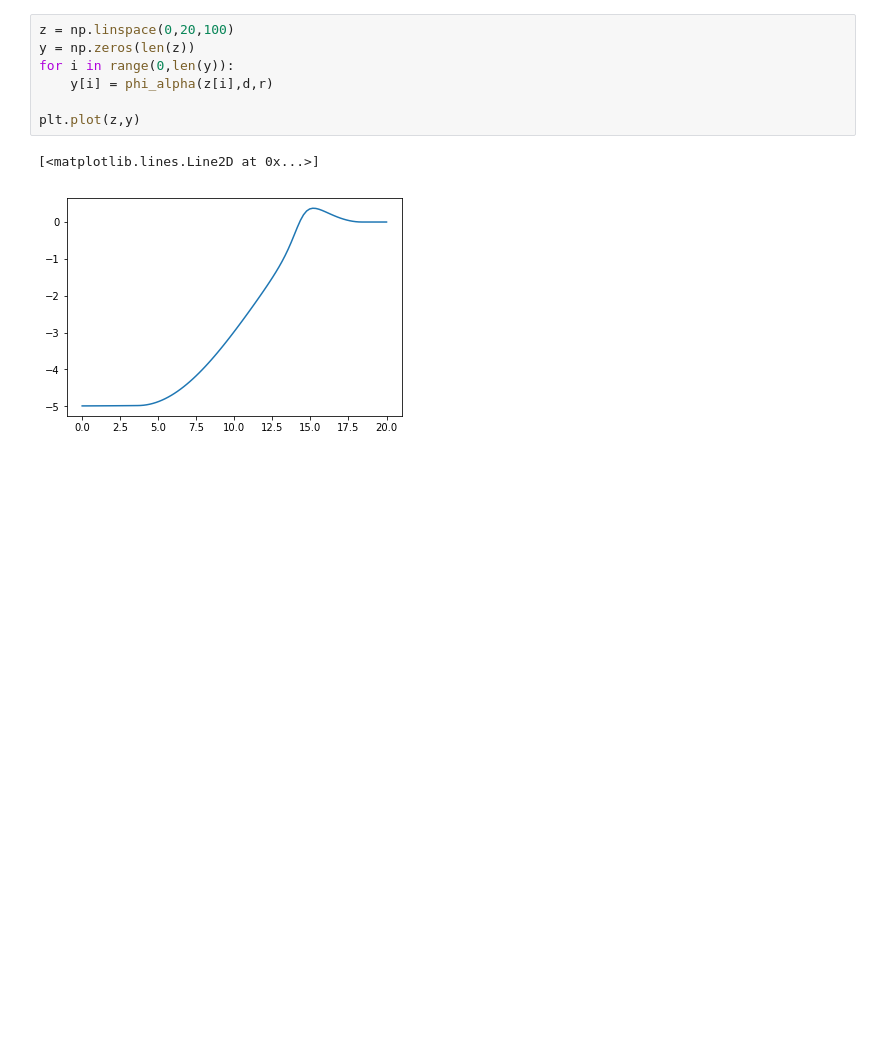
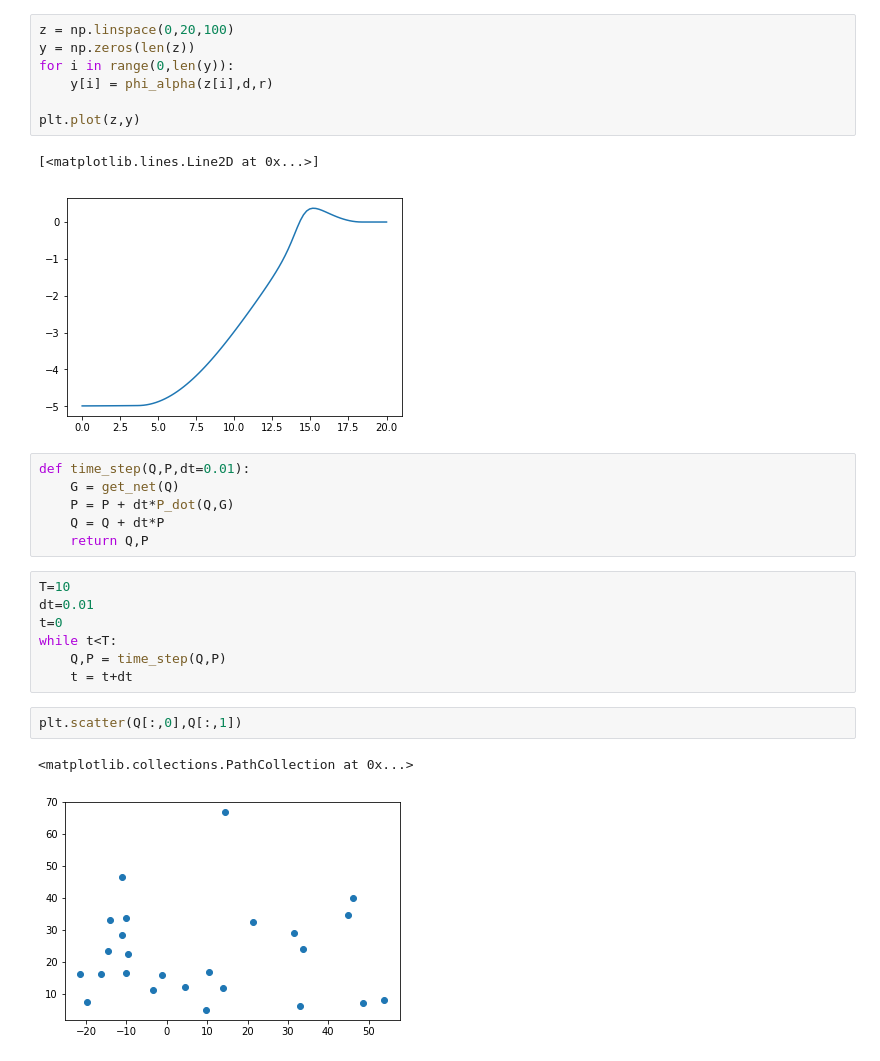
Before and after one commit to harveydevereux/Consensus, a Jupyter notebook: Notes/Flocking2.ipynb, the cells around one changed output. Cells and saved outputs as stored; diff of their text form; blank space fills up the shorter version.

```diff
--- a/Notes/Flocking2.ipynb
+++ b/Notes/Flocking2.ipynb
@@ -68,3 +89,21 @@ plt.plot(z,y)
 # %% [output]
 [<matplotlib.lines.Line2D at 0x...>]
 [figure]
+# %%
+def time_step(Q,P,dt=0.01):
+    G = get_net(Q)
+    P = P + dt*P_dot(Q,G)
+    Q = Q + dt*P
+    return Q,P
+# %%
+T=10
+dt=0.01
+t=0
+while t<T:
+    Q,P = time_step(Q,P)
+    t = t+dt
+# %%
+plt.scatter(Q[:,0],Q[:,1])
+# %% [output]
+<matplotlib.collections.PathCollection at 0x...>
+[figure, added]
```
Also changed, not shown: parts of 9 cells of this notebook, 3 other files.
